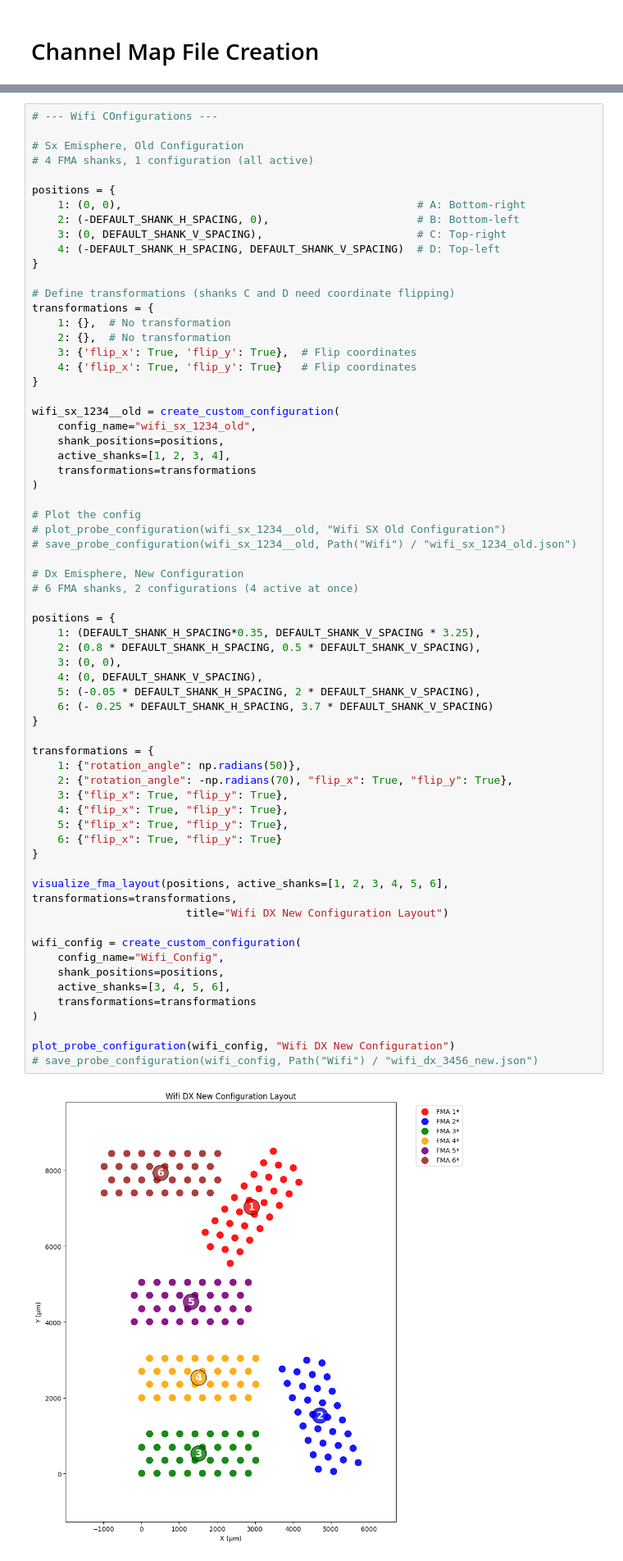
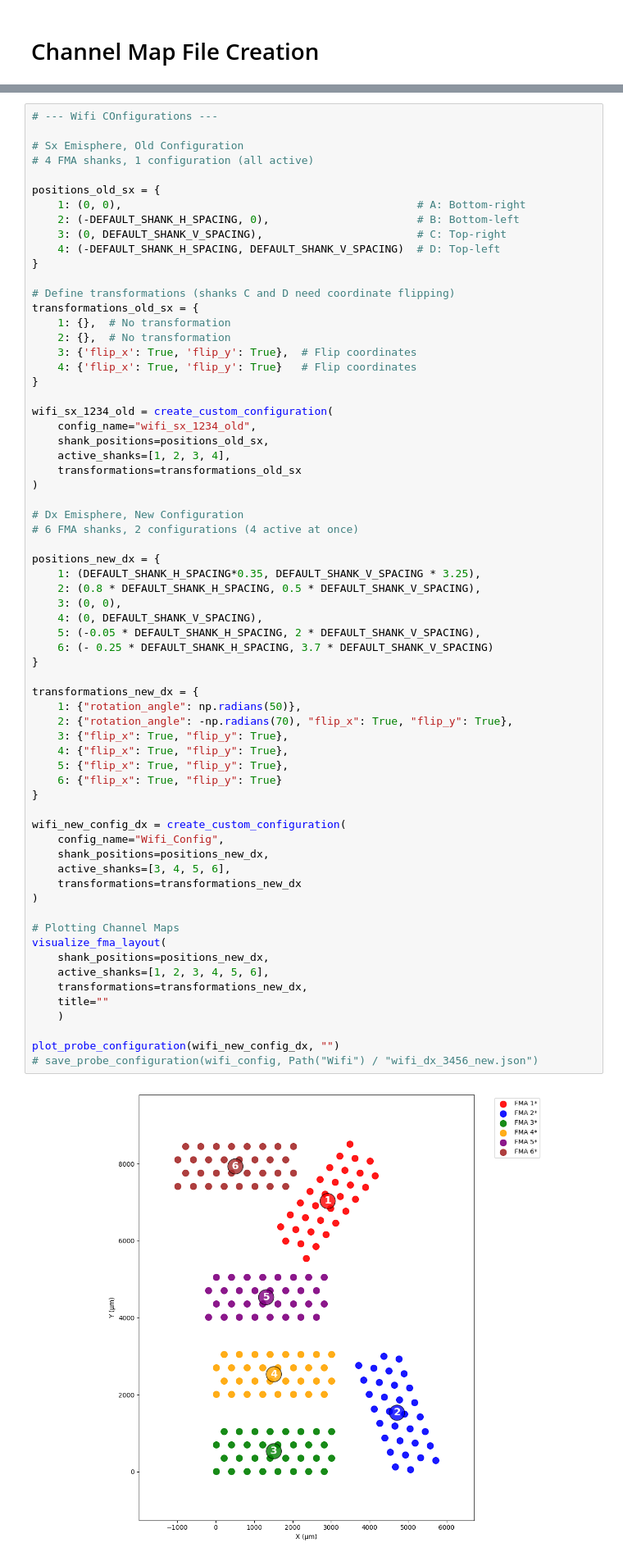
Before and after one commit to mdima98/spikesorting-boninilab, a Jupyter notebook: preprocessing/Channel-Maps-Generation/channel-map-generator-kilosort.ipynb, the cells around one changed output, grey strips where cells are left out. Shown: that part at 82% size. Saved outputs shown, nothing was run; the diff lists cells and outputs as text.

Commit message:
Add channel maps plots

```diff
--- a/preprocessing/Channel-Maps-Generation/channel-map-generator-kilosort.ipynb
+++ b/preprocessing/Channel-Maps-Generation/channel-map-generator-kilosort.ipynb
@@ -537,7 +539,7 @@ def save_probe_configuration(probe, filename):
 # Sx Emisphere, Old Configuration
 # 4 FMA shanks, 1 configuration (all active)
 
-positions = {
+positions_old_sx = {
     1: (0, 0),                                              # A: Bottom-right
     2: (-DEFAULT_SHANK_H_SPACING, 0),                       # B: Bottom-left
     3: (0, DEFAULT_SHANK_V_SPACING),                        # C: Top-right
@@ -545,56 +547,57 @@ positions = {
 }
 
 # Define transformations (shanks C and D need coordinate flipping)
-transformations = {
+transformations_old_sx = {
     1: {},  # No transformation
     2: {},  # No transformation
     3: {'flip_x': True, 'flip_y': True},  # Flip coordinates
     4: {'flip_x': True, 'flip_y': True}   # Flip coordinates
 }
 
-wifi_sx_1234__old = create_custom_configuration(
+wifi_sx_1234_old = create_custom_configuration(
     config_name="wifi_sx_1234_old",
-    shank_positions=positions,
+    shank_positions=positions_old_sx,
     active_shanks=[1, 2, 3, 4],
-    transformations=transformations
+    transformations=transformations_old_sx
 )
-
-# Plot the config
-# plot_probe_configuration(wifi_sx_1234__old, "Wifi SX Old Configuration")
-# save_probe_configuration(wifi_sx_1234__old, Path("Wifi") / "wifi_sx_1234_old.json")
 
 # Dx Emisphere, New Configuration
 # 6 FMA shanks, 2 configurations (4 active at once)
 
-positions = {
+positions_new_dx = {
     1: (DEFAULT_SHANK_H_SPACING*0.35, DEFAULT_SHANK_V_SPACING * 3.25),
     2: (0.8 * DEFAULT_SHANK_H_SPACING, 0.5 * DEFAULT_SHANK_V_SPACING),
     3: (0, 0),
     4: (0, DEFAULT_SHANK_V_SPACING),
     5: (-0.05 * DEFAULT_SHANK_H_SPACING, 2 * DEFAULT_SHANK_V_SPACING),
     6: (- 0.25 * DEFAULT_SHANK_H_SPACING, 3.7 * DEFAULT_SHANK_V_SPACING)
 }
 
-transformations = {
+transformations_new_dx = {
     1: {"rotation_angle": np.radians(50)},
     2: {"rotation_angle": -np.radians(70), "flip_x": True, "flip_y": True},
     3: {"flip_x": True, "flip_y": True},
     4: {"flip_x": True, "flip_y": True},
     5: {"flip_x": True, "flip_y": True},
     6: {"flip_x": True, "flip_y": True}
 }
 
-visualize_fma_layout(positions, active_shanks=[1, 2, 3, 4, 5, 6], transformations=transformations,
-                        title="Wifi DX New Configuration Layout")
-
-wifi_config = create_custom_configuration(
+wifi_new_config_dx = create_custom_configuration(
     config_name="Wifi_Config",
-    shank_positions=positions,
+    shank_positions=positions_new_dx,
     active_shanks=[3, 4, 5, 6],
-    transformations=transformations
+    transformations=transformations_new_dx
 )
 
-plot_probe_configuration(wifi_config, "Wifi DX New Configuration")
+# Plotting Channel Maps
+visualize_fma_layout(
+    shank_positions=positions_new_dx,
+    active_shanks=[1, 2, 3, 4, 5, 6],
+    transformations=transformations_new_dx,
+    title=""
+    )
+
+plot_probe_configuration(wifi_new_config_dx, "")
 # save_probe_configuration(wifi_config, Path("Wifi") / "wifi_dx_3456_new.json")
 # %% [output]
-[figure, old version]
+[figure, new version]
```
Also changed, not shown: parts of 4 cells of this notebook, 14 other files.
